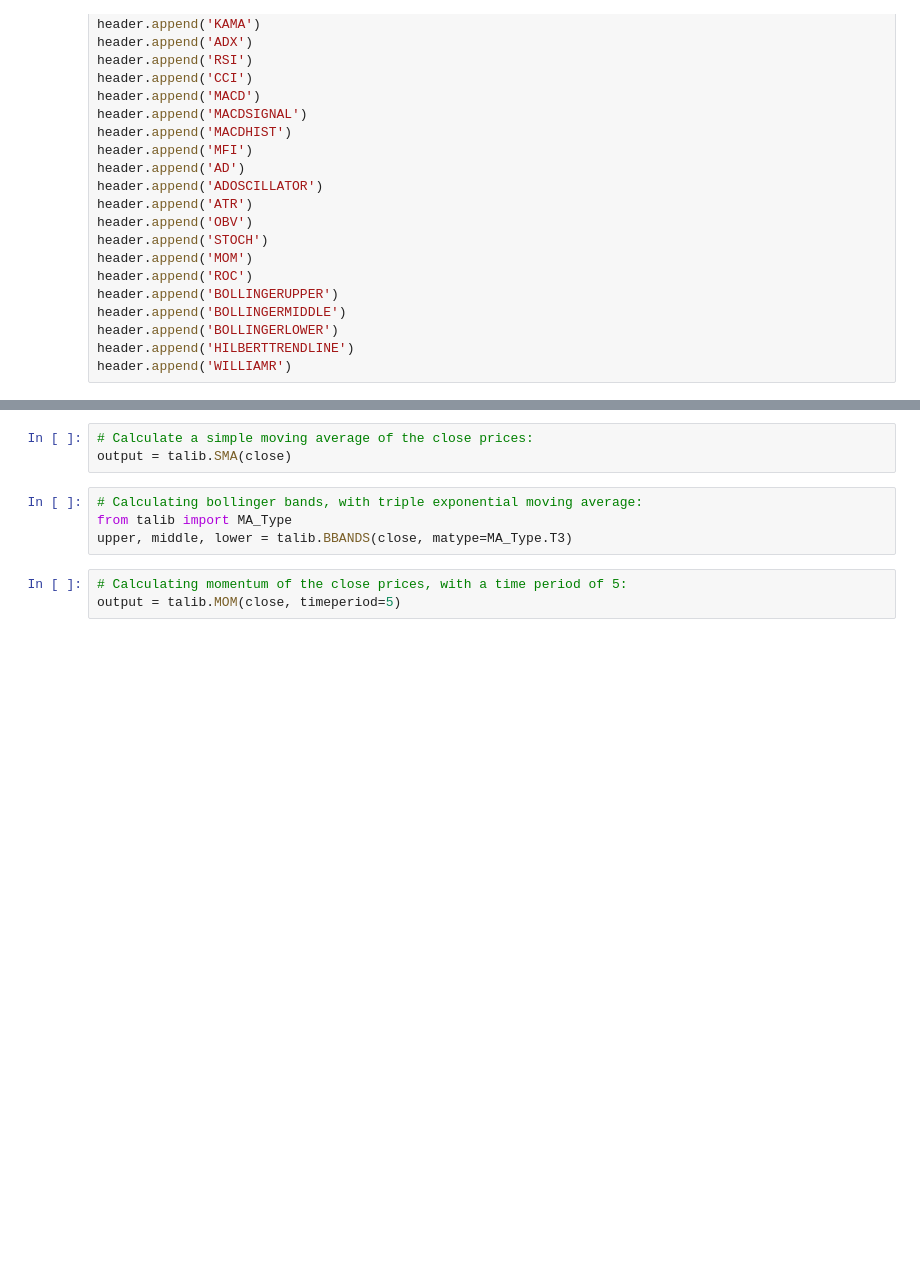
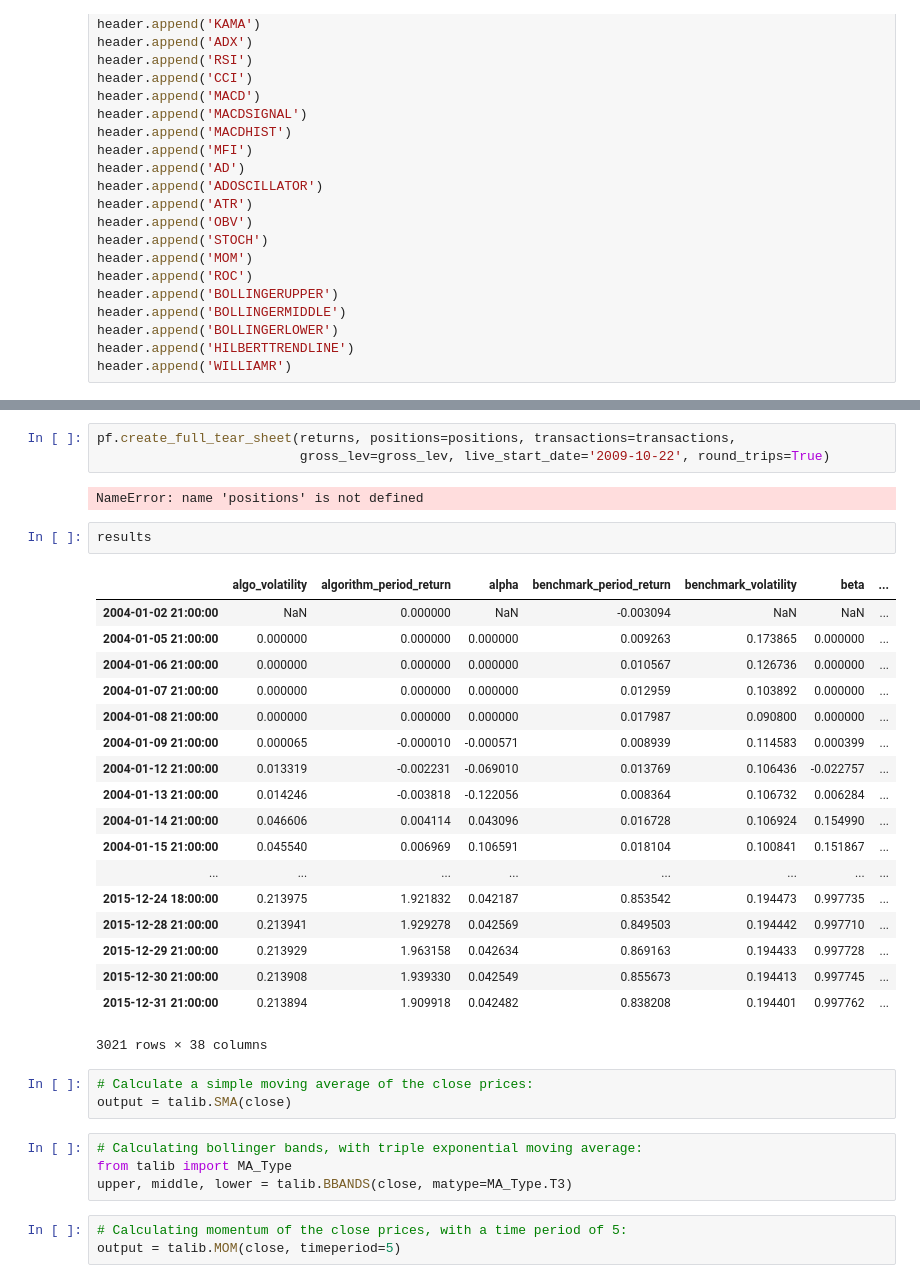
Before and after one commit to ProjectFE595/Project, a Jupyter notebook: Technical Indicators Test (TA-Lib).ipynb, the cells around one changed output, grey strips where cells are left out. Drawn from its saved outputs; the diff is of its cells as text; blank space fills up the shorter version.

```diff
--- a/Technical Indicators Test (TA-Lib).ipynb
+++ b/Technical Indicators Test (TA-Lib).ipynb
@@ -96,3 +343,29 @@ Warnings:
+# %%
+pf.create_full_tear_sheet(returns, positions=positions, transactions=transactions,
+                          gross_lev=gross_lev, live_start_date='2009-10-22', round_trips=True)
+# %% [output]
+NameError: name 'positions' is not defined
+# %%
+results
+# %% [output]
+|  | algo_volatility | algorithm_period_return | alpha | benchmark_period_return | benchmark_volatility | beta | ... |
+| 2004-01-02 21:00:00 | NaN | 0.000000 | NaN | -0.003094 | NaN | NaN | ... |
+| 2004-01-05 21:00:00 | 0.000000 | 0.000000 | 0.000000 | 0.009263 | 0.173865 | 0.000000 | ... |
+| 2004-01-06 21:00:00 | 0.000000 | 0.000000 | 0.000000 | 0.010567 | 0.126736 | 0.000000 | ... |
+| 2004-01-07 21:00:00 | 0.000000 | 0.000000 | 0.000000 | 0.012959 | 0.103892 | 0.000000 | ... |
+| 2004-01-08 21:00:00 | 0.000000 | 0.000000 | 0.000000 | 0.017987 | 0.090800 | 0.000000 | ... |
+| 2004-01-09 21:00:00 | 0.000065 | -0.000010 | -0.000571 | 0.008939 | 0.114583 | 0.000399 | ... |
+| 2004-01-12 21:00:00 | 0.013319 | -0.002231 | -0.069010 | 0.013769 | 0.106436 | -0.022757 | ... |
+| 2004-01-13 21:00:00 | 0.014246 | -0.003818 | -0.122056 | 0.008364 | 0.106732 | 0.006284 | ... |
+| 2004-01-14 21:00:00 | 0.046606 | 0.004114 | 0.043096 | 0.016728 | 0.106924 | 0.154990 | ... |
+| 2004-01-15 21:00:00 | 0.045540 | 0.006969 | 0.106591 | 0.018104 | 0.100841 | 0.151867 | ... |
+| ... | ... | ... | ... | ... | ... | ... | ... |
+| 2015-12-24 18:00:00 | 0.213975 | 1.921832 | 0.042187 | 0.853542 | 0.194473 | 0.997735 | ... |
+| 2015-12-28 21:00:00 | 0.213941 | 1.929278 | 0.042569 | 0.849503 | 0.194442 | 0.997710 | ... |
+| 2015-12-29 21:00:00 | 0.213929 | 1.963158 | 0.042634 | 0.869163 | 0.194433 | 0.997728 | ... |
+| 2015-12-30 21:00:00 | 0.213908 | 1.939330 | 0.042549 | 0.855673 | 0.194413 | 0.997745 | ... |
+| 2015-12-31 21:00:00 | 0.213894 | 1.909918 | 0.042482 | 0.838208 | 0.194401 | 0.997762 | ... |
+3021 rows × 38 columns
 # %%
 # Calculate a simple moving average of the close prices:
 output = talib.SMA(close)
```
Also changed, not shown: parts of 10 cells of this notebook.
